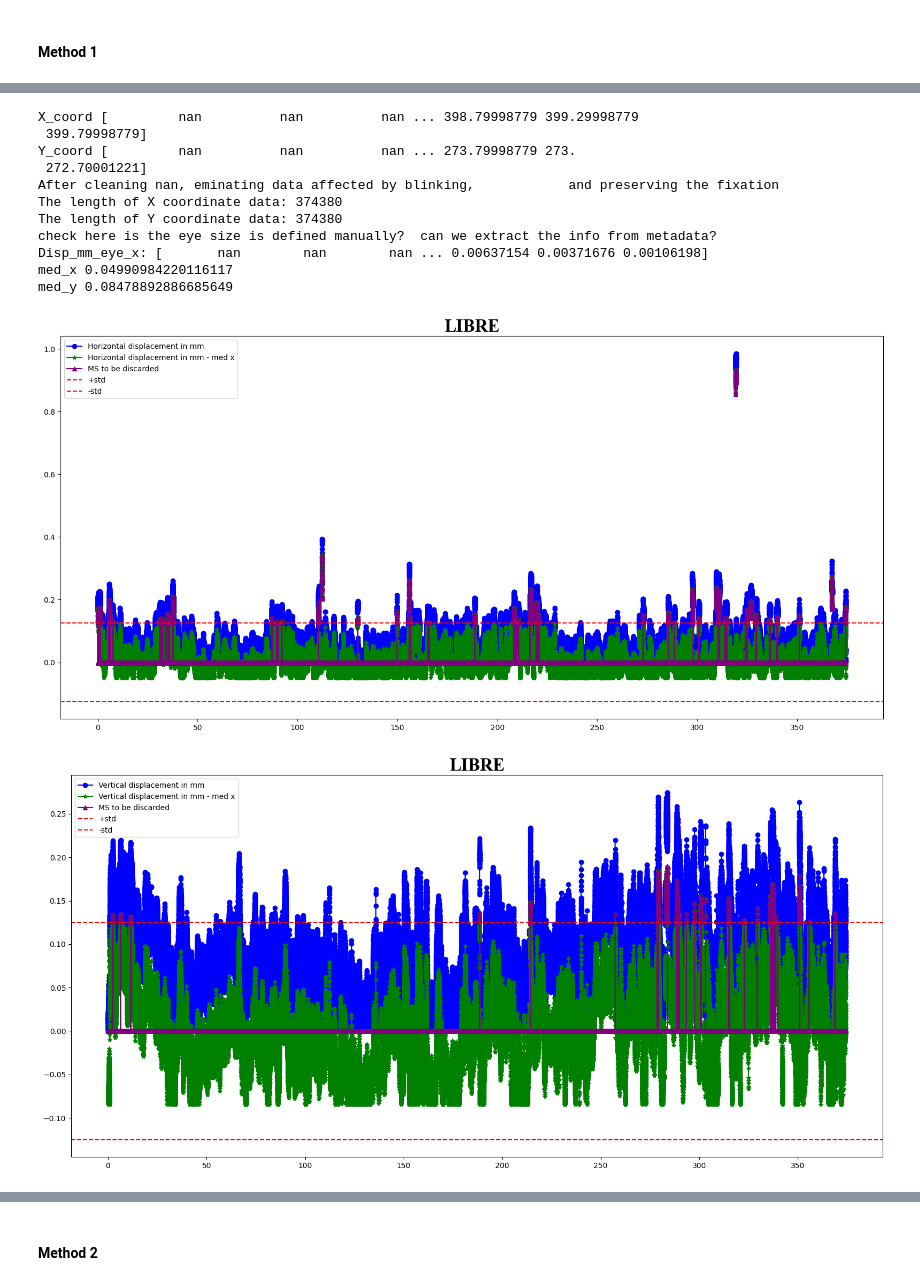
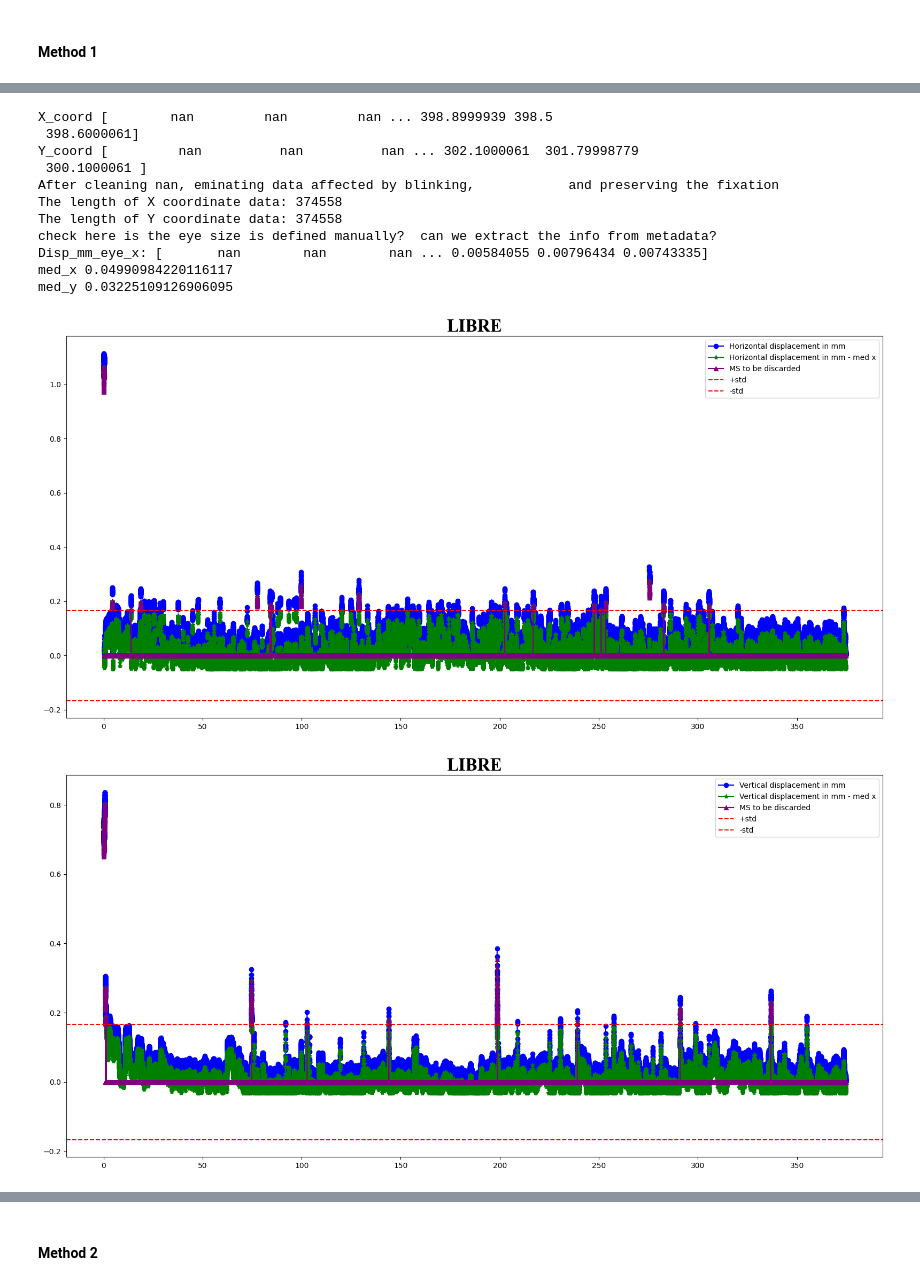
Before and after one commit to Evelyn92/hcph-sops-fork, a Jupyter notebook: code/eyetracking/3-T1T2-QA_QC of eye-tracking data.ipynb, the cells around one changed output, grey strips where cells are left out. Drawn from its saved outputs; the diff is of its cells as text; code cells hidden in the pictures.

```diff
--- a/code/eyetracking/3-T1T2-QA_QC of eye-tracking data.ipynb
+++ b/code/eyetracking/3-T1T2-QA_QC of eye-tracking data.ipynb
@@ -32,5 +29,5 @@ The autoreload extension is already loaded. To reload it, use:
 # %%
-subject_idx = 2
+subject_idx = 1
 T_idx = 1
 
 if T_idx == 1:
@@ -880,32 +893,32 @@ plot_gaze_points(X_coord, Y_coord, fig_title)
 # %%
 coor_data_LIBRE_1 = copy.deepcopy(coor_data_LIBRE)
-Disp_dict_LIBRE = cal_disp(coor_data_LIBRE_1, stand_x=0.5*(1/4), stand_y=0.5*(1/4))
+Disp_dict_LIBRE = cal_disp(coor_data_LIBRE_1, stand_x=0.5*(1/3), stand_y=0.5*(1/3))
 plot_x_y_coord(Disp_dict_LIBRE, metadata, duration=None, start_sample=0, seq_name='LIBRE')
 filtered_coor_data_LIBRE, Preserve_mask = filter_XY_coord(coor_data_LIBRE_1, Disp_dict_LIBRE, 'LIBRE')
 
 
 # coor_data_LIBRE_2 = copy.deepcopy(coor_data_LIBRE)
 # Disp_dict_LIBRE = cal_disp(coor_data_LIBRE_2, stand_x=0.5*(1/3), stand_y=0.5*(1/3))
 # plot_x_y_coord(Disp_dict_LIBRE, metadata, duration=None, start_sample=0, seq_name='LIBRE')
 # filtered_coor_data_LIBRE = filter_XY_coord(coor_data_LIBRE_2, Disp_dict_LIBRE, 'LIBRE')
 
 # coor_data_LIBRE_3 = copy.deepcopy(coor_data_LIBRE)
 # Disp_dict_LIBRE = cal_disp(coor_data_LIBRE_3, stand_x=0.5*(1/4), stand_y=0.5*(1/4))
 # plot_x_y_coord(Disp_dict_LIBRE, metadata, duration=None, start_sample=0, seq_name='LIBRE')
 # filtered_coor_data_LIBRE = filter_XY_coord(coor_data_LIBRE_3, Disp_dict_LIBRE, 'LIBRE')
 
 # plot_x_y_coord(Disp_dict_STANDARD, metadata, duration=None, start_sample=0, seq_name='STANDARD')
 # %% [output]
-X_coord [         nan          nan          nan ... 398.79998779 399.29998779
- 399.79998779]
-Y_coord [         nan          nan          nan ... 273.79998779 273.
- 272.70001221]
+X_coord [        nan         nan         nan ... 398.8999939 398.5
+ 398.6000061]
+Y_coord [         nan          nan          nan ... 302.1000061  301.79998779
+ 300.1000061 ]
 After cleaning nan, eminating data affected by blinking,            and preserving the fixation
-The length of X coordinate data: 374380
-The length of Y coordinate data: 374380
+The length of X coordinate data: 374558
+The length of Y coordinate data: 374558
 check here is the eye size is defined manually?  can we extract the info from metadata?
-Disp_mm_eye_x: [       nan        nan        nan ... 0.00637154 0.00371676 0.00106198]
+Disp_mm_eye_x: [       nan        nan        nan ... 0.00584055 0.00796434 0.00743335]
 med_x 0.04990984220116117
-med_y 0.08478892886685649
+med_y 0.03225109126906095
-[figure, old version]
+[figure, new version]
-[figure, old version]
+[figure, new version]
```
Also changed, not shown: parts of 16 cells of this notebook, 3 other files.
